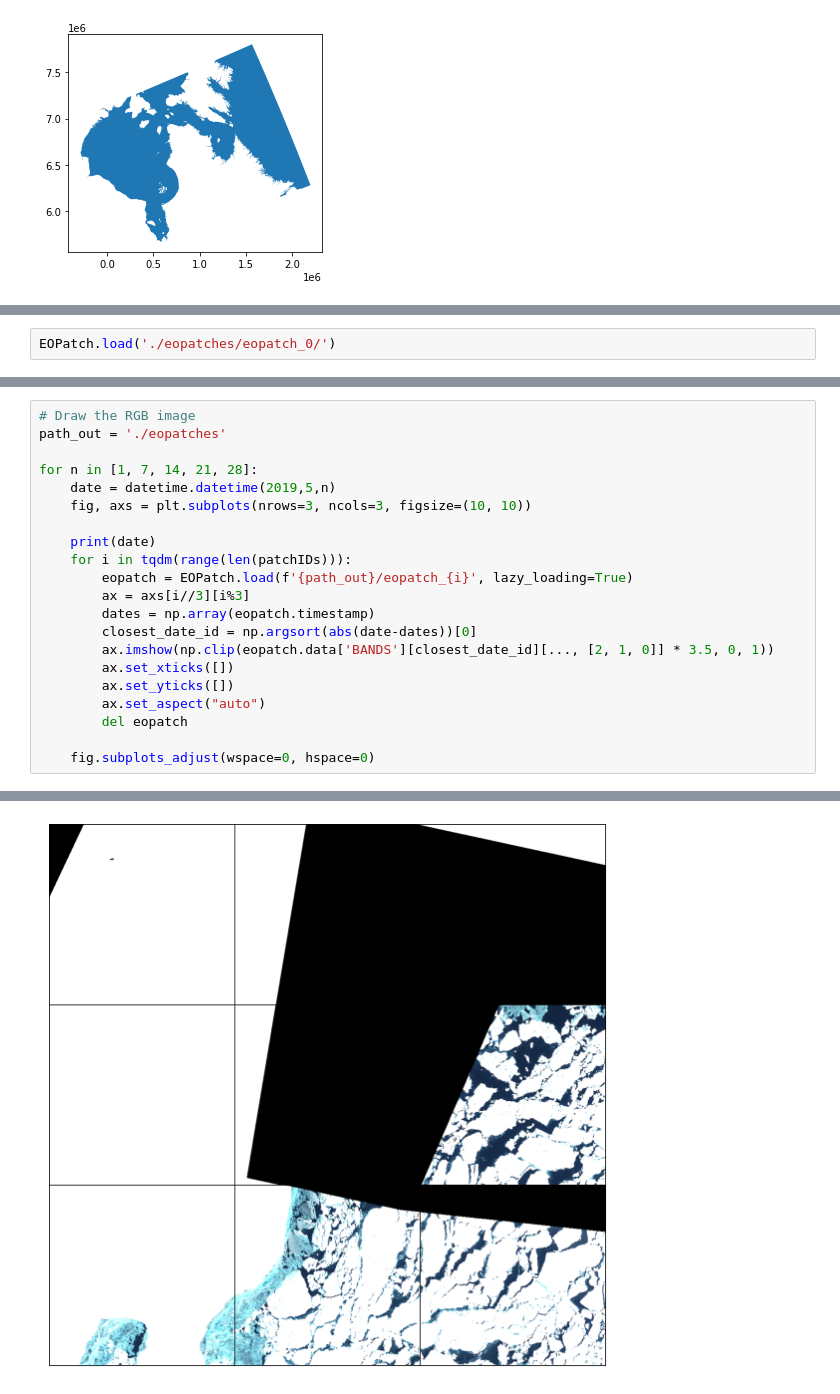
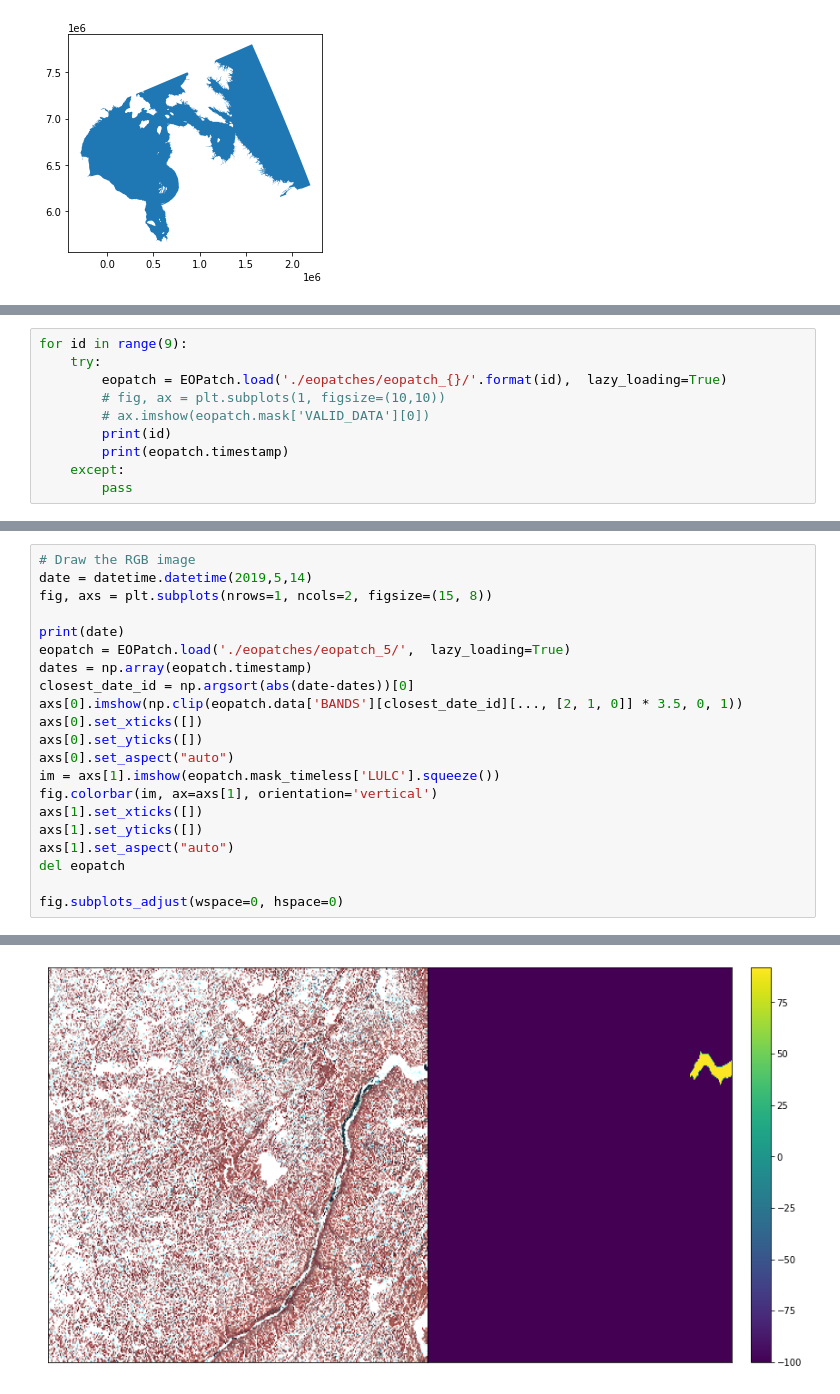
Before and after one commit to asylve/Sea-Ice, a Jupyter notebook: Data-Generation-EOlearn.ipynb, the cells around one changed output, grey strips where cells are left out. Saved outputs shown, nothing was run; the diff lists cells and outputs as text.

```diff
--- a/Data-Generation-EOlearn.ipynb
+++ b/Data-Generation-EOlearn.ipynb
@@ -174,2 +253,0 @@ Wall time: 43.3 s
-# %%
-EOPatch.load('./eopatches/eopatch_0/')
@@ -193,0 +254,10 @@ EOPatch(
+# %%
+for id in range(9):
+    try:
+        eopatch = EOPatch.load('./eopatches/eopatch_{}/'.format(id),  lazy_loading=True)
+        # fig, ax = plt.subplots(1, figsize=(10,10))
+        # ax.imshow(eopatch.mask['VALID_DATA'][0])
+        print(id)
+        print(eopatch.timestamp)
+    except:
+        pass
@@ -194,22 +275,22 @@ EOPatch(
 # %%
 # Draw the RGB image
-path_out = './eopatches'
+date = datetime.datetime(2019,5,14)
+fig, axs = plt.subplots(nrows=1, ncols=2, figsize=(15, 8))
 
-for n in [1, 7, 14, 21, 28]:
-    date = datetime.datetime(2019,5,n)
-    fig, axs = plt.subplots(nrows=3, ncols=3, figsize=(10, 10))
+print(date)
+eopatch = EOPatch.load('./eopatches/eopatch_5/',  lazy_loading=True)
+dates = np.array(eopatch.timestamp)
+closest_date_id = np.argsort(abs(date-dates))[0]
+axs[0].imshow(np.clip(eopatch.data['BANDS'][closest_date_id][..., [2, 1, 0]] * 3.5, 0, 1))
+axs[0].set_xticks([])
+axs[0].set_yticks([])
+axs[0].set_aspect("auto")
+im = axs[1].imshow(eopatch.mask_timeless['LULC'].squeeze())
+fig.colorbar(im, ax=axs[1], orientation='vertical')
+axs[1].set_xticks([])
+axs[1].set_yticks([])
+axs[1].set_aspect("auto")
+del eopatch
 
-    print(date)
-    for i in tqdm(range(len(patchIDs))):
-        eopatch = EOPatch.load(f'{path_out}/eopatch_{i}', lazy_loading=True)
-        ax = axs[i//3][i%3]
-        dates = np.array(eopatch.timestamp)
-        closest_date_id = np.argsort(abs(date-dates))[0]
-        ax.imshow(np.clip(eopatch.data['BANDS'][closest_date_id][..., [2, 1, 0]] * 3.5, 0, 1))
-        ax.set_xticks([])
-        ax.set_yticks([])
-        ax.set_aspect("auto")
-        del eopatch
-
-    fig.subplots_adjust(wspace=0, hspace=0)
+fig.subplots_adjust(wspace=0, hspace=0)
 # %% [output]
@@ -221 +298 @@ for n in [1, 7, 14, 21, 28]:
-[figure, old version]
+[figure, new version]
```
Also changed, not shown: parts of 11 cells of this notebook, 3 other files.
